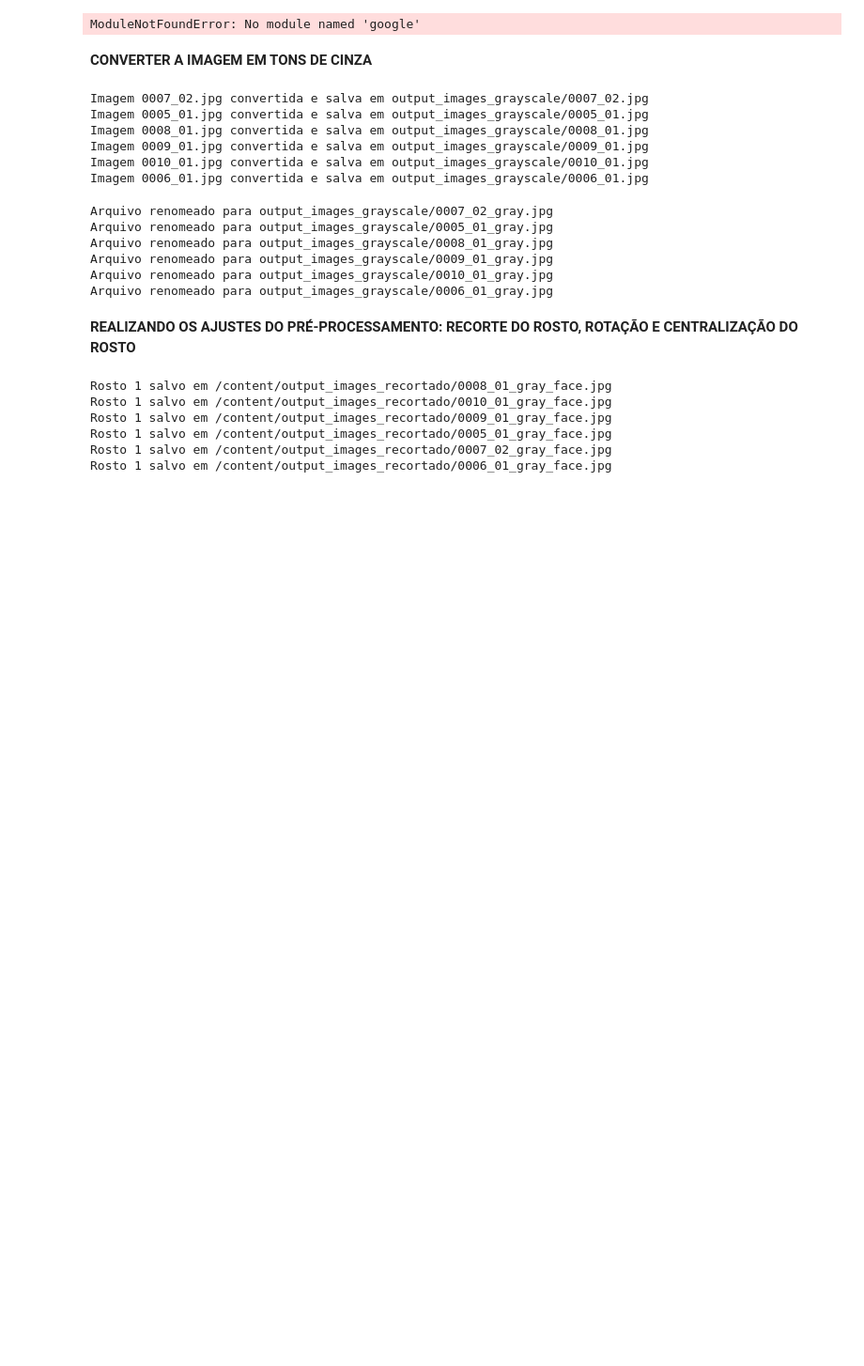
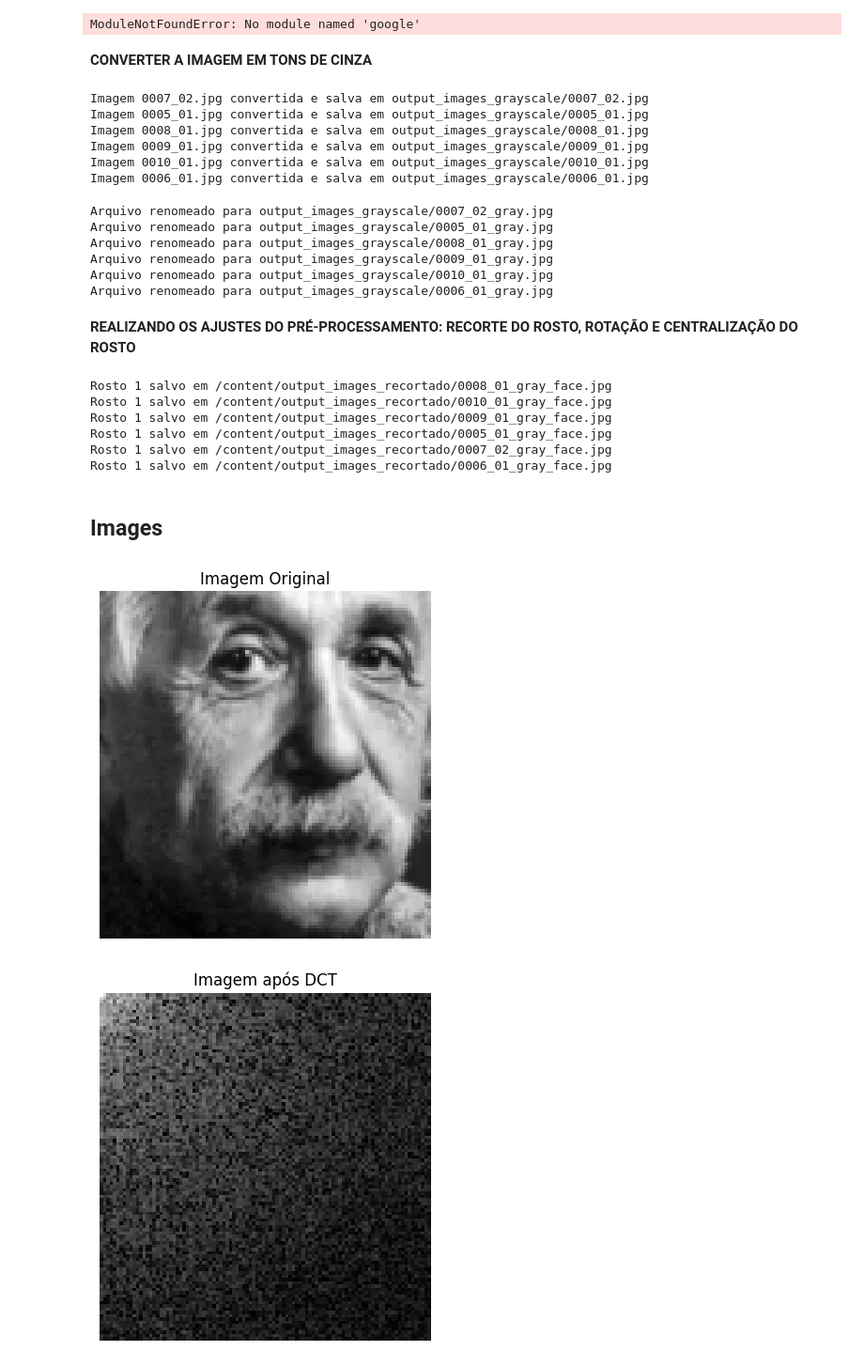
Before and after one commit to ThierrryScotto/fer_recognition_using_frequency_neural_network, a Jupyter notebook: preprocess_facial.ipynb, the cells around one changed output. Shown: that part at 94% size. Drawn from its saved outputs; the diff is of its cells as text; code cells hidden in the pictures; blank space fills up the shorter version.

Commit message:
apresentation images

```diff
--- a/preprocess_facial.ipynb
+++ b/preprocess_facial.ipynb
@@ -244,3 +244,72 @@ Rosto 1 salvo em /content/output_images_recortado/0009_01_gray_face.jpg
 Rosto 1 salvo em /content/output_images_recortado/0005_01_gray_face.jpg
 Rosto 1 salvo em /content/output_images_recortado/0007_02_gray_face.jpg
 Rosto 1 salvo em /content/output_images_recortado/0006_01_gray_face.jpg
+# %% [markdown]
+## Images
+# %%
+import numpy as np
+import matplotlib.pyplot as plt
+from scipy.fftpack import dct, idct
+from PIL import Image
+
+# Função para aplicar DCT 2D
+def apply_dct(image):
+    return dct(dct(image.T, norm='ortho').T, norm='ortho')
+
+# Função para realizar a CIE
+def critical_information_extraction(dct_image, reduction_factor=0.25):
+    rows, cols = dct_image.shape
+    crow, ccol = int(rows * reduction_factor), int(cols * reduction_factor)
+    cie_image = np.zeros_like(dct_image)
+    cie_image[:crow, :ccol] = dct_image[:crow, :ccol]
+    return cie_image
+
+# Função para aplicar IDCT 2D
+def apply_idct(dct_image):
+    return idct(idct(dct_image.T, norm='ortho').T, norm='ortho')
+
+# Carregar a imagem e converter para escala de cinza
+image_path = './teste/output_face.png'
+image = Image.open(image_path).convert('L')
+image = np.array(image)
+
+# Aplicar DCT
+dct_image = apply_dct(image)
+
+# Aplicar CIE com γ = 0.25
+gamma = 0.25
+cie_image = critical_information_extraction(dct_image, gamma)
+
+# Aplicar IDCT para reconverter para o domínio espacial
+reconstructed_image = apply_idct(cie_image)
+
+# Exibir a imagem original
+plt.figure()
+plt.imshow(image, cmap='gray')
+plt.title('Imagem Original')
+plt.axis('off')
+plt.show()
+
+# Exibir a imagem após DCT
+plt.figure()
+plt.imshow(np.log1p(np.abs(dct_image)), cmap='gray')
+plt.title('Imagem após DCT')
+plt.axis('off')
+plt.show()
+
+# Exibir a imagem após CIE
+plt.figure()
+plt.imshow(np.log1p(np.abs(cie_image)), cmap='gray')
+plt.title('Imagem após CIE')
+plt.axis('off')
+plt.show()
+
+# Exibir a imagem reconstruída após IDCT
+plt.figure()
+plt.imshow(reconstructed_image, cmap='gray')
+plt.title('Imagem Reconstruída após IDCT')
+plt.axis('off')
+plt.show()
+# %% [output]
+[figure, added]
+[figure, added]
```
Also changed, not shown: parts of 2 cells of this notebook, 6 other files.
